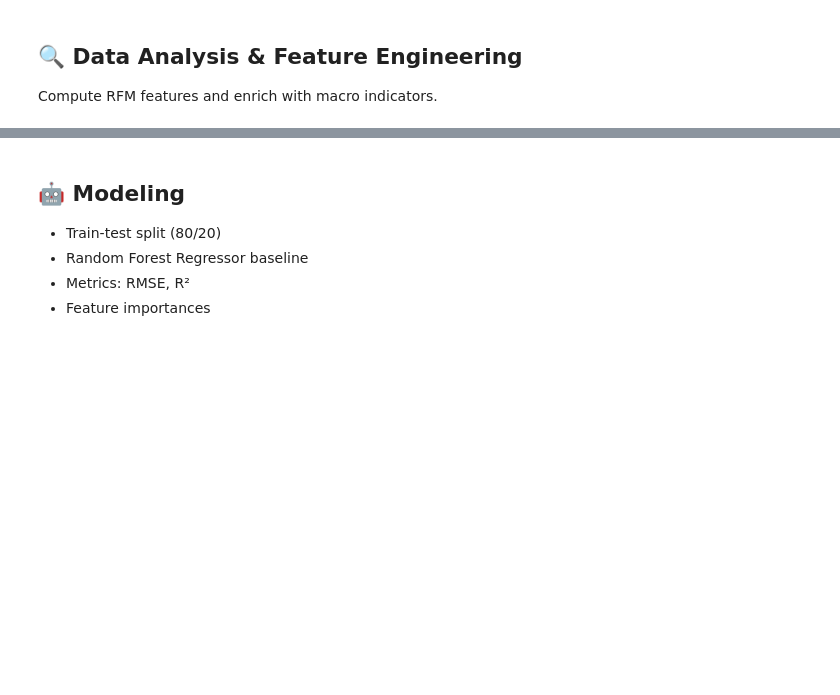
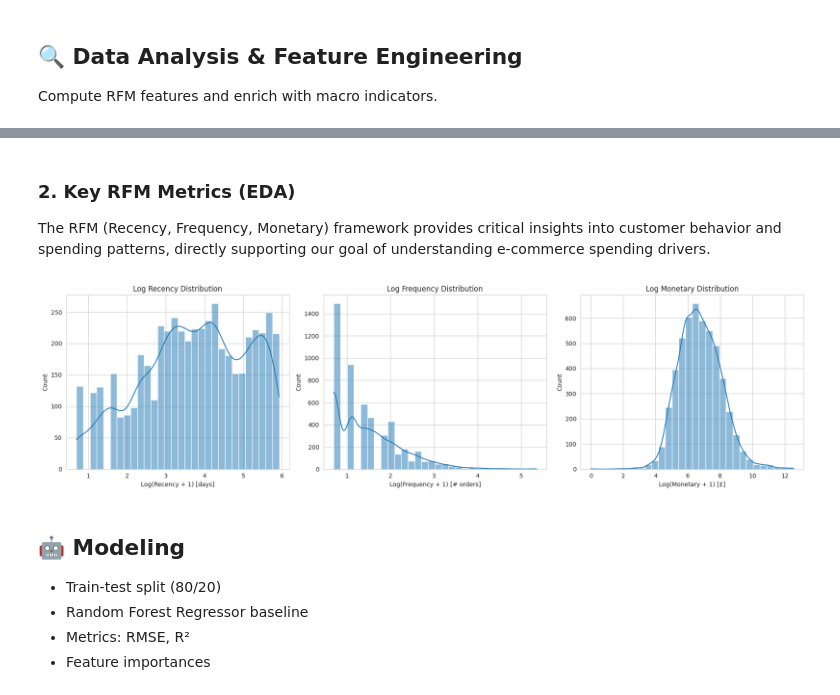
Before and after one commit to egedolmaci/dsa210-term-project, a Jupyter notebook: main.ipynb, the cells around one changed output, grey strips where cells are left out. Drawn from its saved outputs; the diff is of its cells as text; code cells hidden in the pictures; blank space fills up the shorter version.

```diff
--- a/main.ipynb
+++ b/main.ipynb
@@ -81,3 +126,25 @@ feature_df.head()
+# %% [markdown]
+### 2. Key RFM Metrics (EDA)
+The RFM (Recency, Frequency, Monetary) framework provides critical insights into customer behavior and spending patterns, directly supporting our goal of understanding e-commerce spending drivers.
+# %%
+# RFM Analysis Visualizations
+fig, axes = plt.subplots(1, 3, figsize=(18, 5))
+
+sns.histplot(np.log1p(feature_df['Recency']), bins=30, kde=True, ax=axes[0])
+axes[0].set_title('Log Recency Distribution', fontsize=12)
+axes[0].set_xlabel('Log(Recency + 1) [days]', fontsize=10)
+
+sns.histplot(np.log1p(feature_df['Frequency']), bins=30, kde=True, ax=axes[1])
+axes[1].set_title('Log Frequency Distribution', fontsize=12)
+axes[1].set_xlabel('Log(Frequency + 1) [# orders]', fontsize=10)
+
+sns.histplot(feature_df['LogMonetary'], bins=30, kde=True, ax=axes[2])
+axes[2].set_title('Log Monetary Distribution', fontsize=12)
+axes[2].set_xlabel('Log(Monetary + 1) [£]', fontsize=10)
+plt.tight_layout()
+plt.show()
+# %% [output]
+[figure, added]
 # %% [markdown]
 ## 🤖 Modeling
 - Train-test split (80/20)
```
Also changed, not shown: parts of 4 cells of this notebook.
